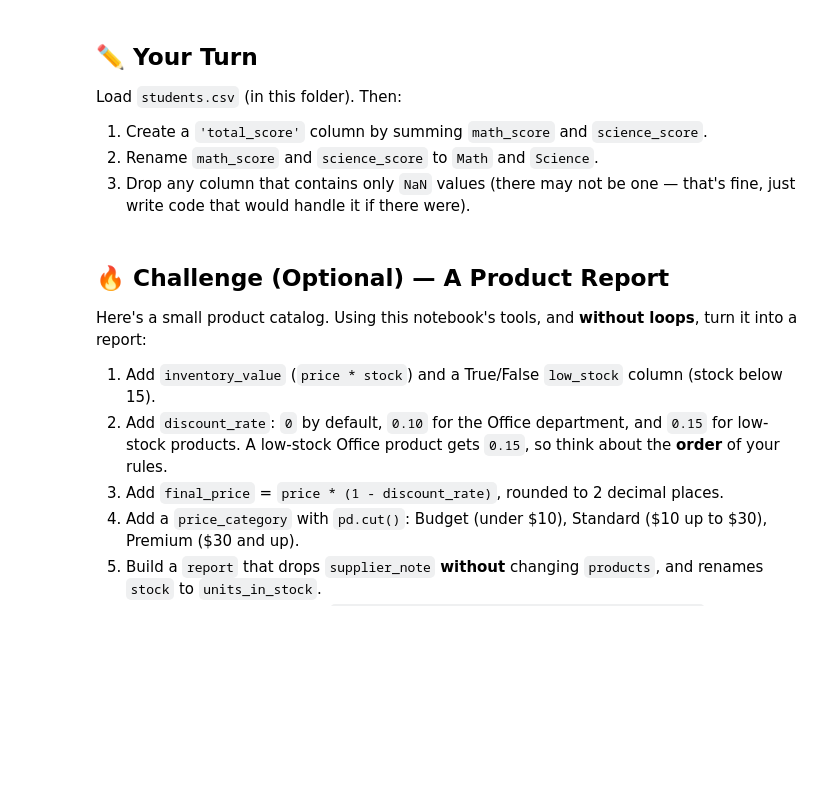
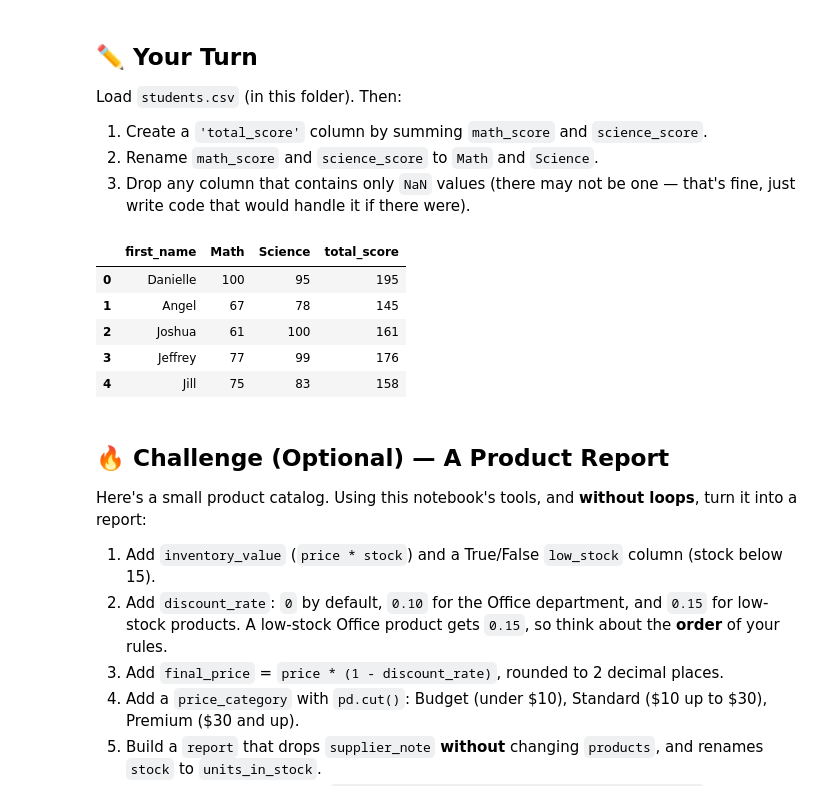
Before and after one commit to ECOKER1226/3603-data-science-coker, a Jupyter notebook: Work/06-Working_with_Data_Adv/05-Column_Operations.ipynb, the cells around one changed output. Drawn from its saved outputs; the diff is of its cells as text; code cells hidden in the pictures; blank space fills up the shorter version.

Commit message:
saved work on 05-Column_Operations.ipynb

```diff
--- a/Work/06-Working_with_Data_Adv/05-Column_Operations.ipynb
+++ b/Work/06-Working_with_Data_Adv/05-Column_Operations.ipynb
@@ -471,6 +529,17 @@ Load `students.csv` (in this folder). Then:
 # %%
 students = pd.read_csv('students.csv')
 # Your turn here
+students["total_score"] = students["math_score"] + students["science_score"]
+students = students.rename(columns={'math_score': 'Math', 'science_score': 'Science'})
+students = students.drop(columns=students.columns[students.isna().all()])
+students[['first_name', 'Math', 'Science', 'total_score']].head()
+# %% [output]
+|  | first_name | Math | Science | total_score |
+| 0 | Danielle | 100 | 95 | 195 |
+| 1 | Angel | 67 | 78 | 145 |
+| 2 | Joshua | 61 | 100 | 161 |
+| 3 | Jeffrey | 77 | 99 | 176 |
+| 4 | Jill | 75 | 83 | 158 |
 # %% [markdown]
 ## 🔥 Challenge (Optional) — A Product Report
 Here's a small product catalog. Using this notebook's tools, and **without loops**, turn it into a report:
```
Also changed, not shown: parts of 5 cells of this notebook.
